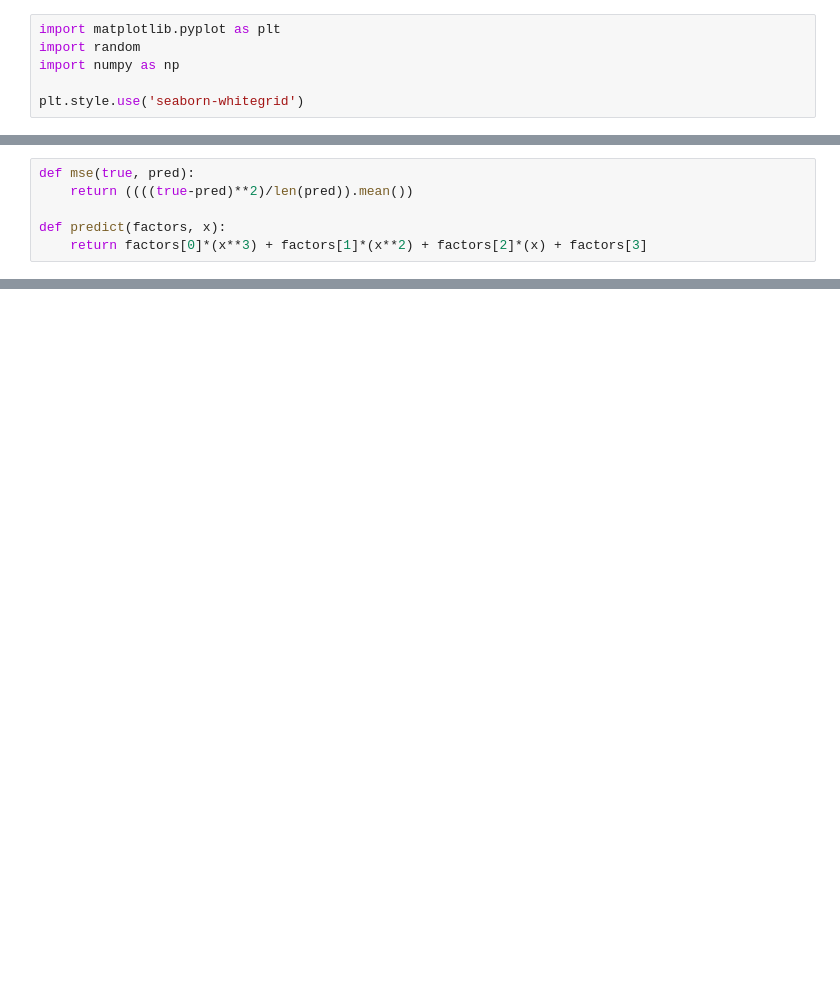
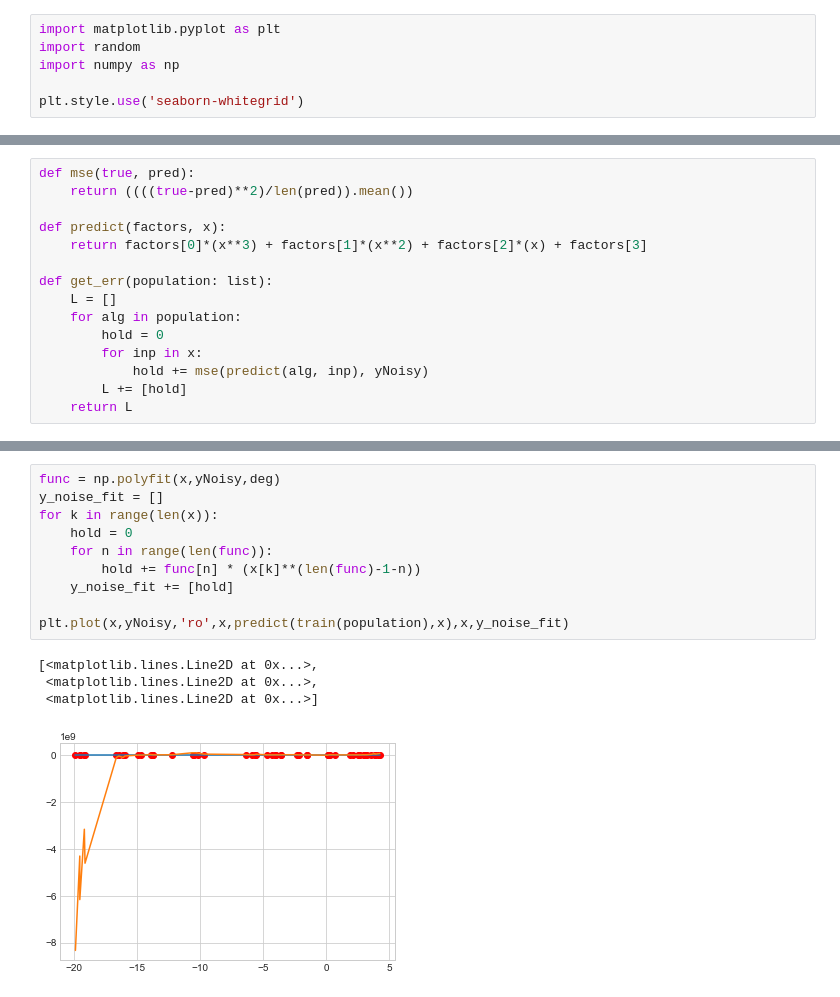
Before and after one commit to Quentin-Jimenez/CPE695, a Jupyter notebook: hw5/hw5.ipynb, the cells around one changed output, grey strips where cells are left out. Saved outputs shown, nothing was run; the diff lists cells and outputs as text; blank space fills up the shorter version.

```diff
--- a/hw5/hw5.ipynb
+++ b/hw5/hw5.ipynb
@@ -20,3 +20,12 @@ def mse(true, pred):
 
 def predict(factors, x):
     return factors[0]*(x**3) + factors[1]*(x**2) + factors[2]*(x) + factors[3]
+
+def get_err(population: list):
+    L = []
+    for alg in population:
+        hold = 0
+        for inp in x:
+            hold += mse(predict(alg, inp), yNoisy)
+        L += [hold]
+    return L
@@ -30,0 +89,15 @@ plt.plot(x,predict(factors,x))
+# %%
+func = np.polyfit(x,yNoisy,deg)
+y_noise_fit = []
+for k in range(len(x)):
+    hold = 0
+    for n in range(len(func)):
+        hold += func[n] * (x[k]**(len(func)-1-n))
+    y_noise_fit += [hold]
+
+plt.plot(x,yNoisy,'ro',x,predict(train(population),x),x,y_noise_fit)
+# %% [output]
+[<matplotlib.lines.Line2D at 0x...>,
+ <matplotlib.lines.Line2D at 0x...>,
+ <matplotlib.lines.Line2D at 0x...>]
+[figure, added]
```
Also changed, not shown: parts of 4 cells of this notebook, 1 other file.
